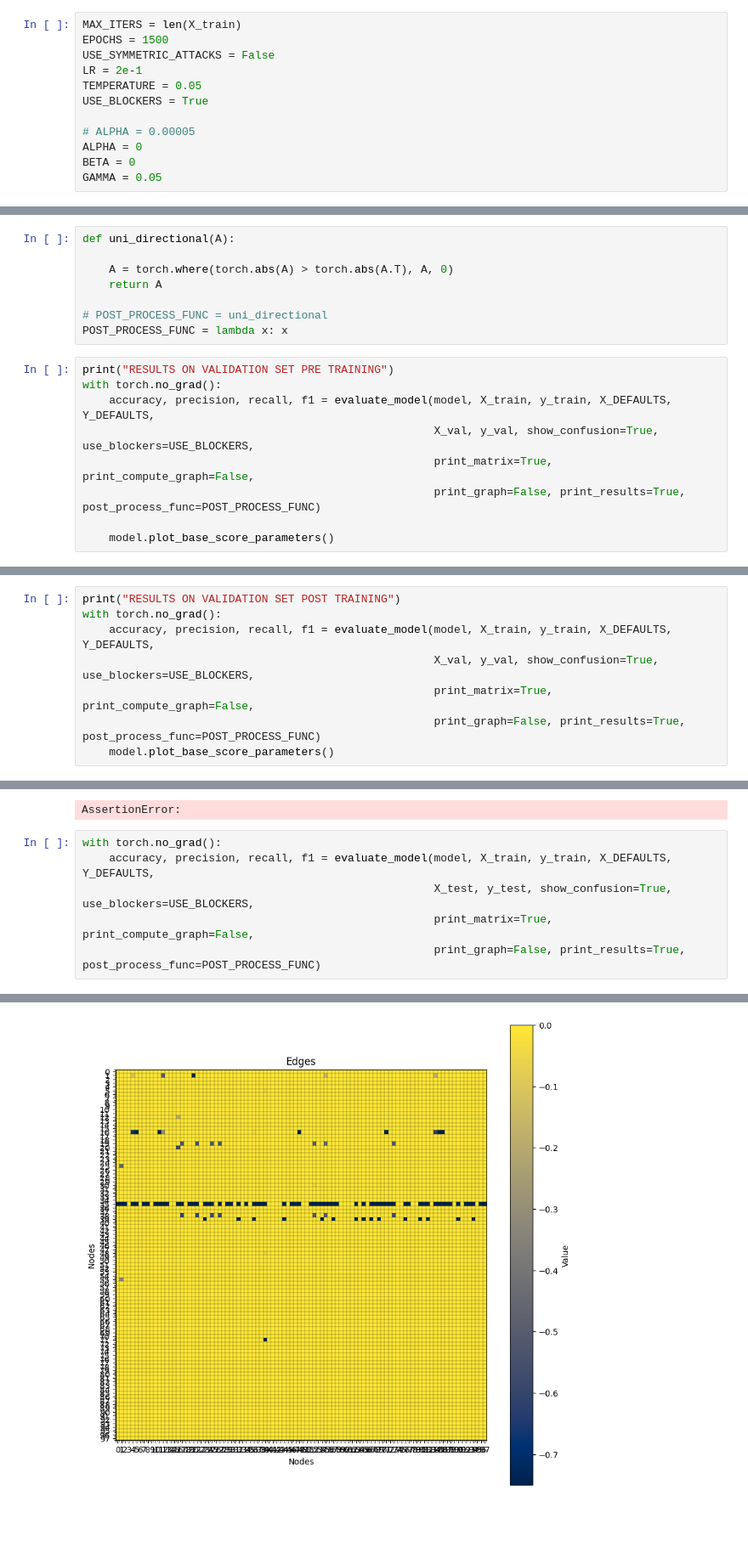
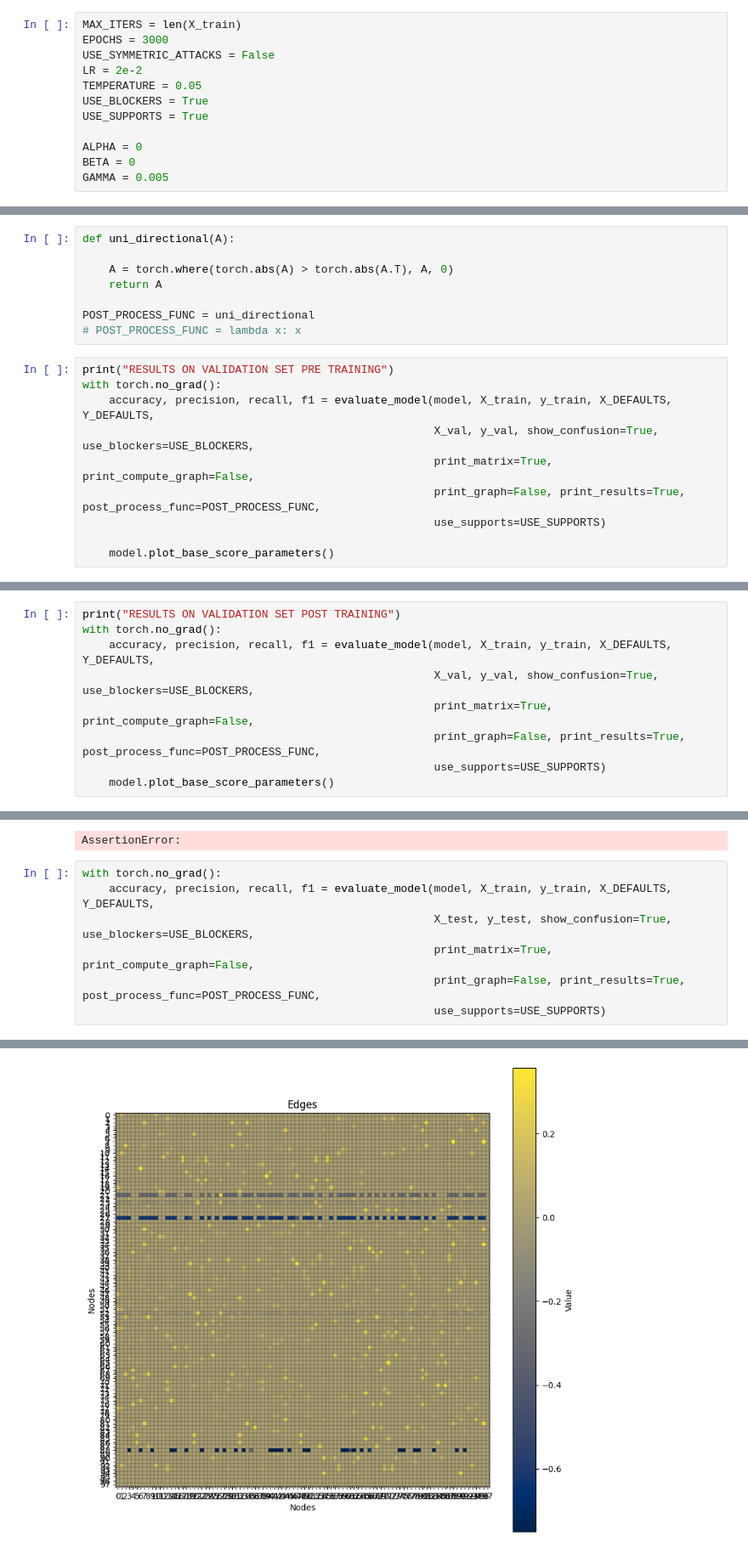
Before and after one commit to gretareitenbach/Deep-Arguing, a Jupyter notebook: examples/iris/gradual-aacbr-test.ipynb, the cells around one changed output, grey strips where cells are left out. Shown at 85% size. Drawn from its saved outputs; the diff is of its cells as text; blank space fills up the shorter version.

Commit message:
Add support for supports

```diff
--- a/examples/iris/gradual-aacbr-test.ipynb
+++ b/examples/iris/gradual-aacbr-test.ipynb
@@ -95,15 +95,15 @@ X_DEFAULTS = DEFAULT_CASE.tile(len(all_y), 1)
 Y_DEFAULTS = torch.tensor(all_y, device=device).flip([0])
 # %%
 MAX_ITERS = len(X_train)
-EPOCHS = 1500
+EPOCHS = 3000
 USE_SYMMETRIC_ATTACKS = False
-LR = 2e-1
+LR = 2e-2
 TEMPERATURE = 0.05
 USE_BLOCKERS = True
+USE_SUPPORTS = True
 
-# ALPHA = 0.00005
 ALPHA = 0
 BETA = 0
-GAMMA = 0.05
+GAMMA = 0.005
 # %%
 import random
@@ -151,15 +152,16 @@ def uni_directional(A):
     A = torch.where(torch.abs(A) > torch.abs(A.T), A, 0)
     return A
 
-# POST_PROCESS_FUNC = uni_directional
-POST_PROCESS_FUNC = lambda x: x
+POST_PROCESS_FUNC = uni_directional
+# POST_PROCESS_FUNC = lambda x: x
 # %%
 print("RESULTS ON VALIDATION SET PRE TRAINING")
 with torch.no_grad():
     accuracy, precision, recall, f1 = evaluate_model(model, X_train, y_train, X_DEFAULTS, Y_DEFAULTS,
                                                      X_val, y_val, show_confusion=True, use_blockers=USE_BLOCKERS,
                                                      print_matrix=True, print_compute_graph=False,
-                                                     print_graph=False, print_results=True, post_process_func=POST_PROCESS_FUNC)
+                                                     print_graph=False, print_results=True, post_process_func=POST_PROCESS_FUNC,
+                                                     use_supports=USE_SUPPORTS)
 
     model.plot_base_score_parameters()
 # %% [output]
@@ -186,7 +189,8 @@ with torch.no_grad():
     accuracy, precision, recall, f1 = evaluate_model(model, X_train, y_train, X_DEFAULTS, Y_DEFAULTS,
                                                      X_val, y_val, show_confusion=True, use_blockers=USE_BLOCKERS,
                                                      print_matrix=True, print_compute_graph=False,
-                                                     print_graph=False, print_results=True, post_process_func=POST_PROCESS_FUNC)
+                                                     print_graph=False, print_results=True, post_process_func=POST_PROCESS_FUNC,
+                                                     use_supports=USE_SUPPORTS)
     model.plot_base_score_parameters()
 # %% [output]
 RESULTS ON VALIDATION SET POST TRAINING
@@ -206,6 +210,7 @@ with torch.no_grad():
     accuracy, precision, recall, f1 = evaluate_model(model, X_train, y_train, X_DEFAULTS, Y_DEFAULTS,
                                                      X_test, y_test, show_confusion=True, use_blockers=USE_BLOCKERS,
                                                      print_matrix=True, print_compute_graph=False,
-                                                     print_graph=False, print_results=True, post_process_func=POST_PROCESS_FUNC)
+                                                     print_graph=False, print_results=True, post_process_func=POST_PROCESS_FUNC,
+                                                     use_supports=USE_SUPPORTS)
 # %% [output]
 Accuracy, Precision, Recall, F1
@@ -214 +219 @@ Accuracy, Precision, Recall, F1
-[figure, old version]
+[figure, new version]
```
Also changed, not shown: parts of 6 cells of this notebook, 3 other files.
